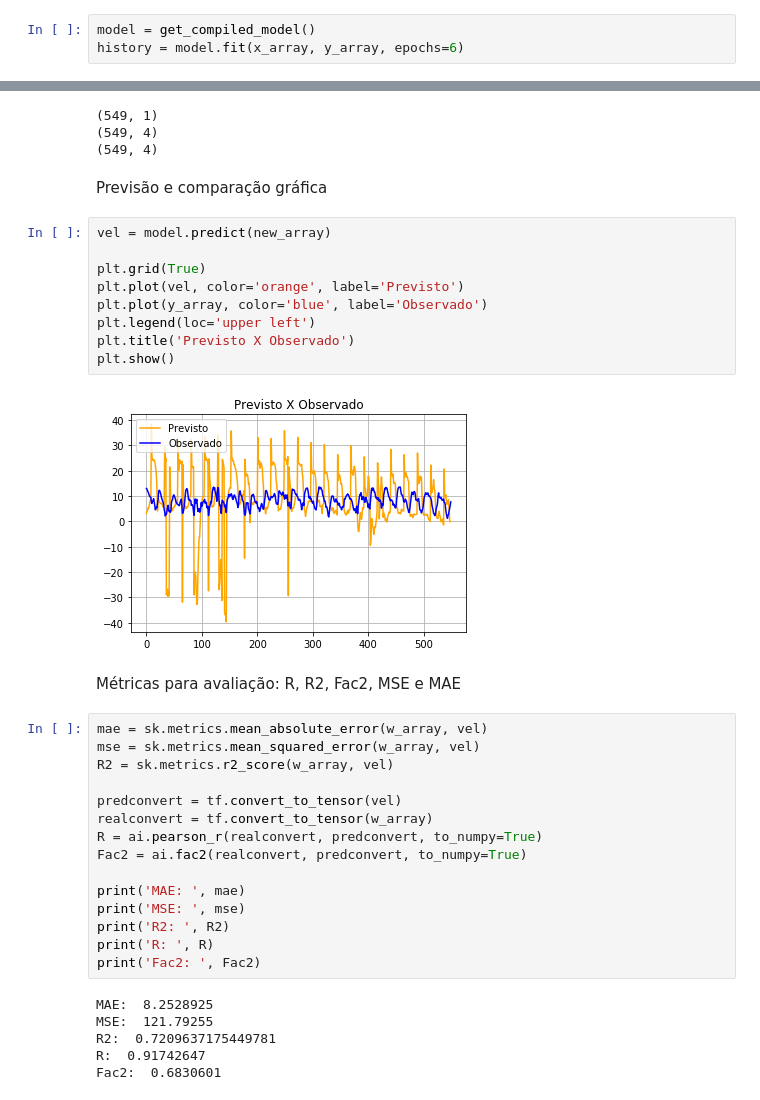
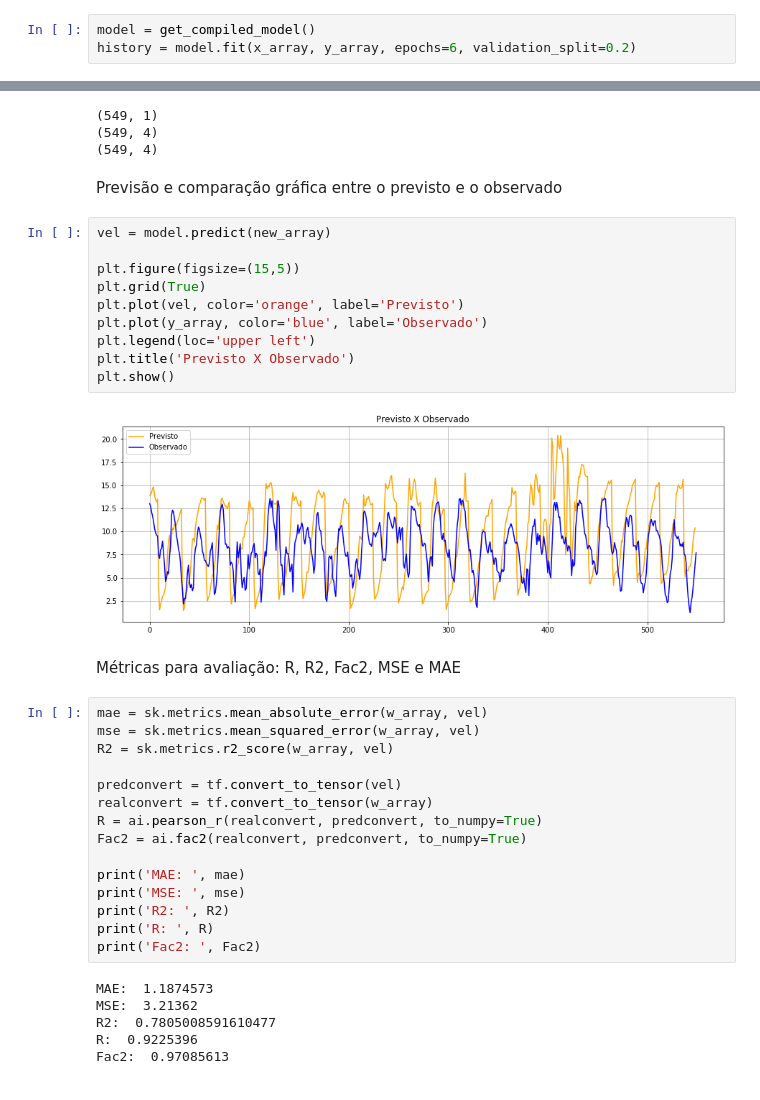
Before and after one commit to ythasla/data, a Jupyter notebook: [MUCURI].ipynb, the cells around one changed output, grey strips where cells are left out. Drawn from its saved outputs; the diff is of its cells as text.

```diff
--- a/[MUCURI].ipynb
+++ b/[MUCURI].ipynb
@@ -57,5 +58,5 @@ def get_compiled_model():
 Treinando a rede em 6 épocas
 # %%
 model = get_compiled_model()
-history = model.fit(x_array, y_array, epochs=6)
+history = model.fit(x_array, y_array, epochs=6, validation_split=0.2)
 # %% [output]
@@ -117,18 +113,19 @@ new_array = np.hstack((p1_array, w_array, p2_array))
 (549, 4)
 (549, 4)
 # %% [markdown]
-Previsão e comparação gráfica
+Previsão e comparação gráfica entre o previsto e o observado
 # %%
 vel = model.predict(new_array)
 
+plt.figure(figsize=(15,5))
 plt.grid(True)
 plt.plot(vel, color='orange', label='Previsto')
 plt.plot(y_array, color='blue', label='Observado')
 plt.legend(loc='upper left')
 plt.title('Previsto X Observado')
 plt.show()
 # %% [output]
-[figure, old version]
+[figure, new version]
 # %% [markdown]
 Métricas para avaliação: R, R2, Fac2, MSE e MAE
 # %%
@@ -147,8 +144,8 @@ print('R2: ', R2)
 print('R: ', R)
 print('Fac2: ', Fac2)
 # %% [output]
-MAE:  8.2528925
-MSE:  121.79255
-R2:  0.7209637175449781
-R:  0.91742647
-Fac2:  0.6830601
+MAE:  1.1874573
+MSE:  3.21362
+R2:  0.7805008591610477
+R:  0.9225396
+Fac2:  0.97085613
```
Also changed, not shown: parts of 7 cells of this notebook.
